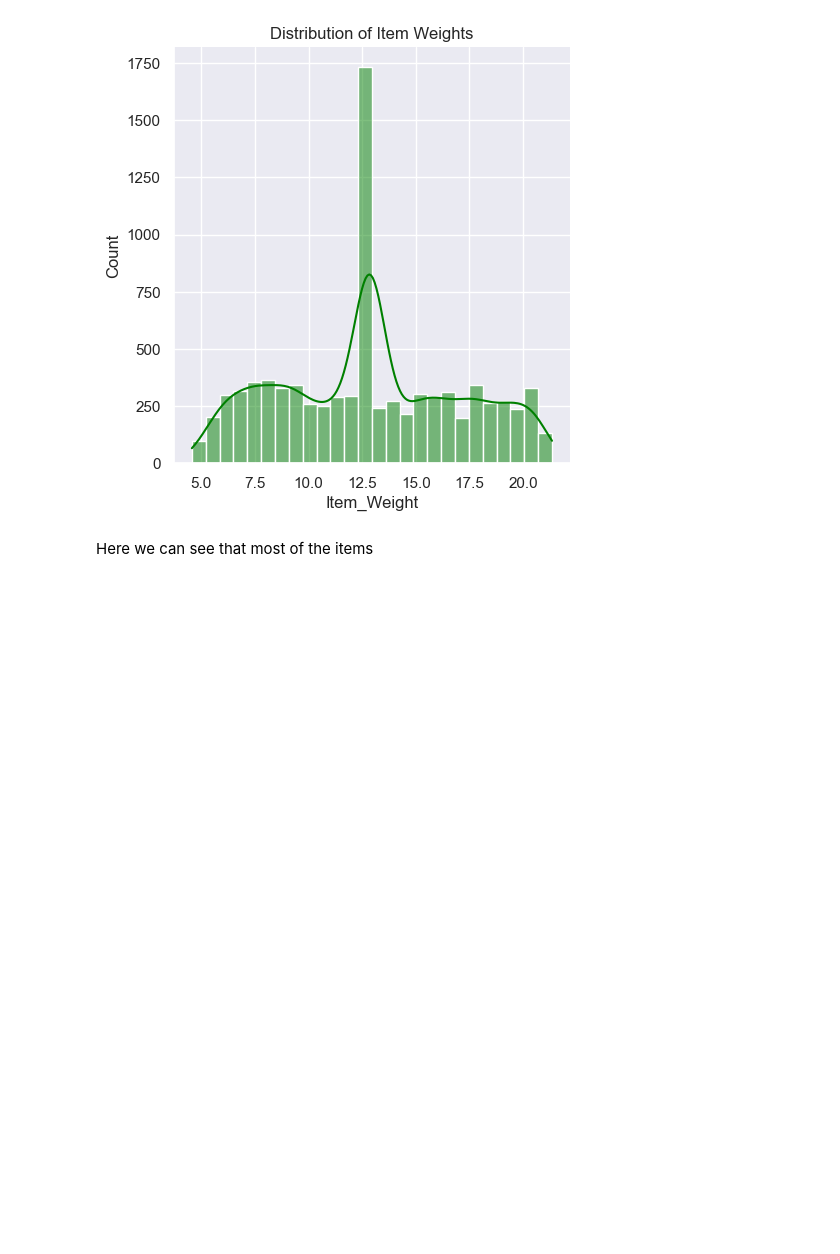
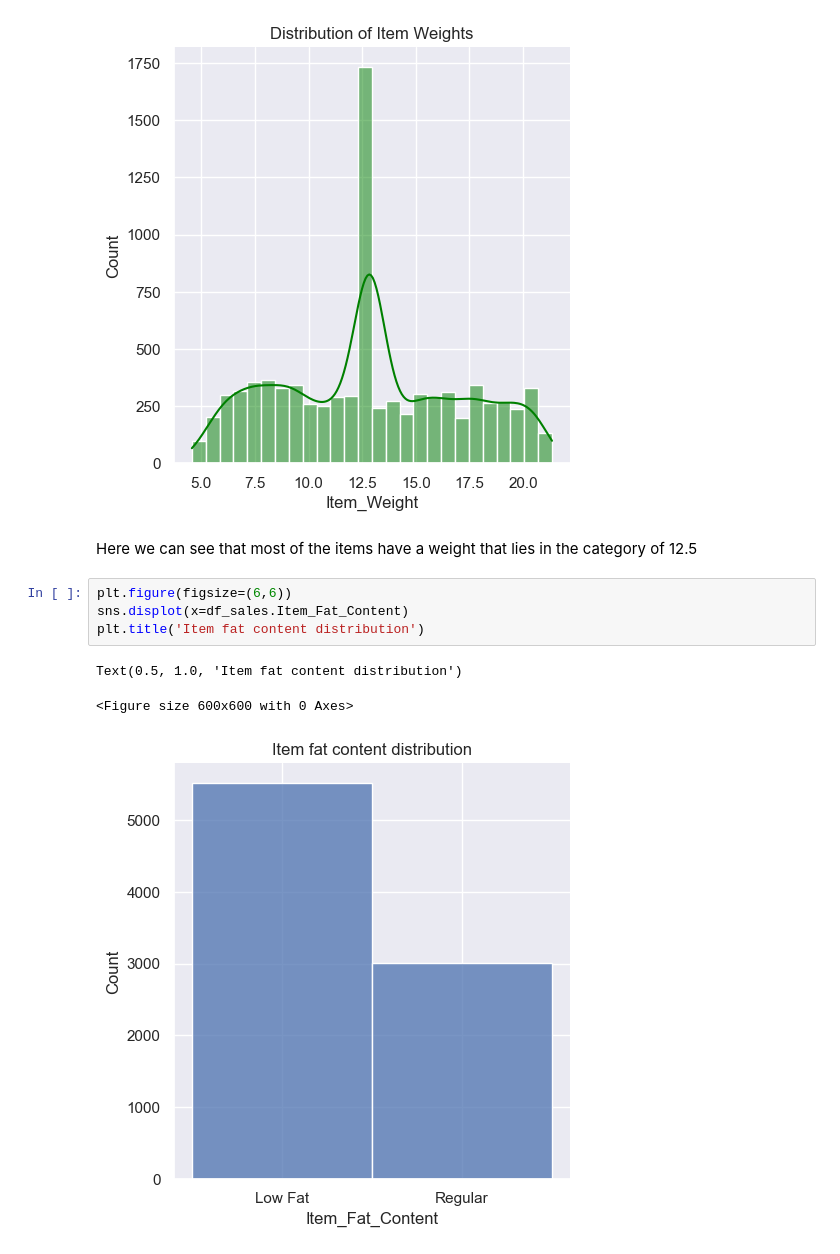
Before and after one commit to revabharara/Big-Mart-Sales-prediction, a Jupyter notebook: Big mart Sales prediction (data analysis and model implementation).ipynb, the cells around one changed output. Saved outputs shown, nothing was run; the diff lists cells and outputs as text; blank space fills up the shorter version.

```diff
--- a/Big mart Sales prediction (data analysis and model implementation).ipynb
+++ b/Big mart Sales prediction (data analysis and model implementation).ipynb
@@ -357,4 +340,12 @@ Text(0.5, 1.0, 'Distribution of Item Weights')
 <Figure size 600x600 with 0 Axes>
 [figure]
 # %% [markdown]
-Here we can see that most of the items
+Here we can see that most of the items have a weight that lies in the category of 12.5
+# %%
+plt.figure(figsize=(6,6))
+sns.displot(x=df_sales.Item_Fat_Content)
+plt.title('Item fat content distribution')
+# %% [output]
+Text(0.5, 1.0, 'Item fat content distribution')
+<Figure size 600x600 with 0 Axes>
+[figure, added]
```
Also changed, not shown: parts of 24 cells of this notebook.
